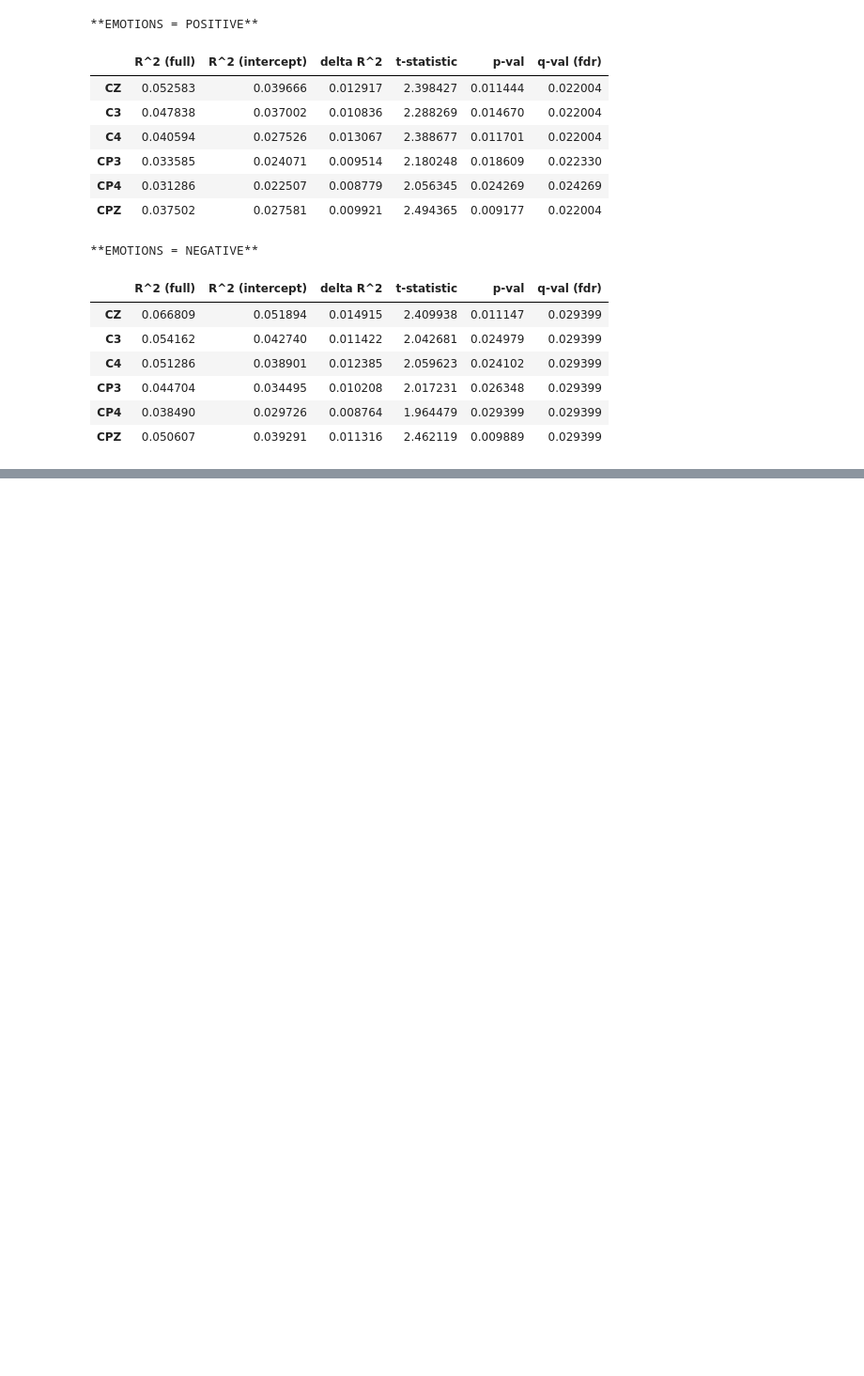
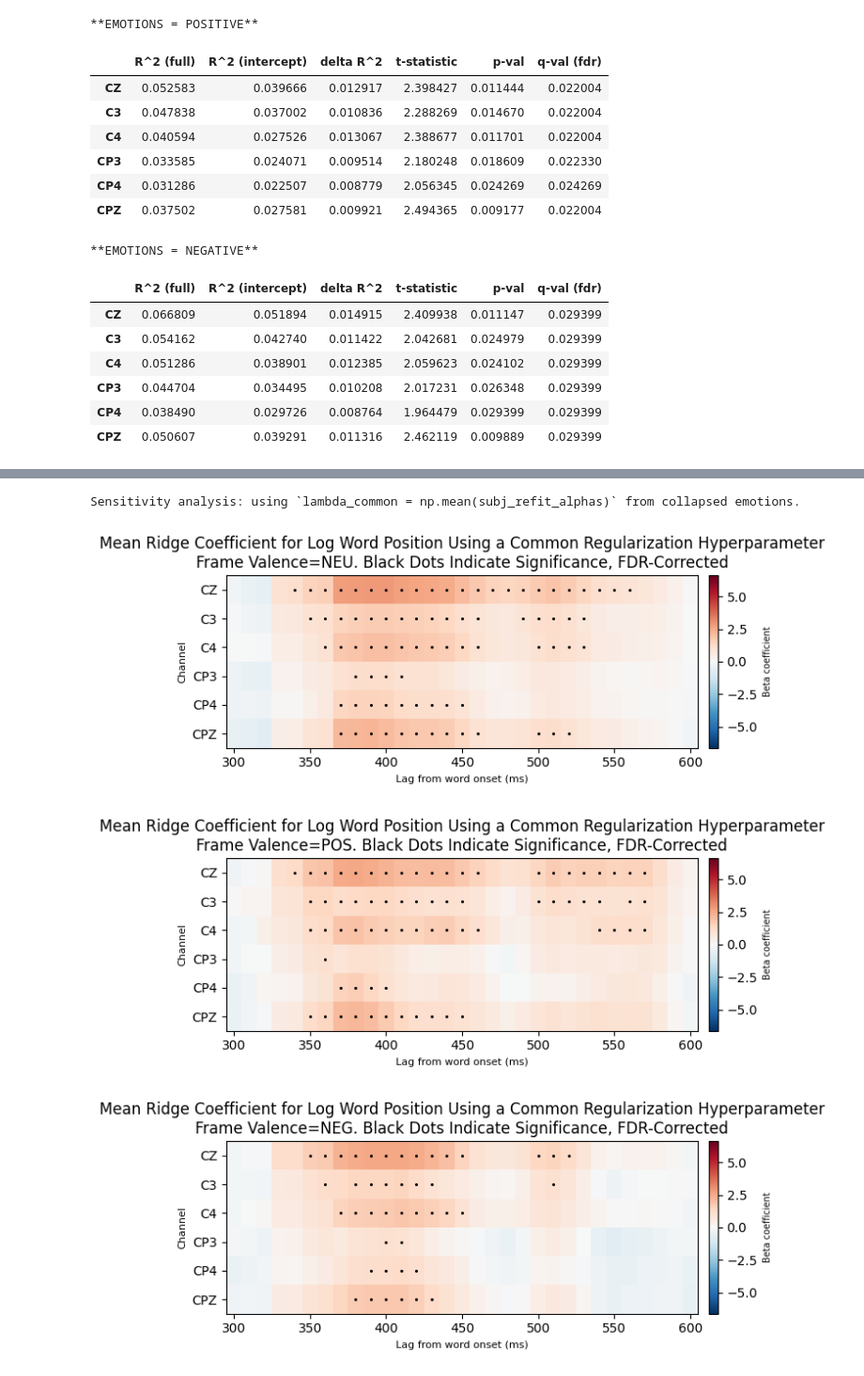
Before and after one commit to amandalin047/Updating_rERP_2023, a Jupyter notebook: deconvolution/deconv_v4.ipynb, the cells around one changed output, grey strips where cells are left out. Shown at 94% size. Saved outputs shown, nothing was run; the diff lists cells and outputs as text; code cells hidden in the pictures; blank space fills up the shorter version.

```diff
--- a/deconvolution/deconv_v4.ipynb
+++ b/deconvolution/deconv_v4.ipynb
@@ -629,0 +718,24 @@ for key, df in improve_dfs_with_emo.items():
+# %%
+print("Sensitivity analysis: using `lambda_common = np.mean(subj_refit_alphas)` from collapsed emotions.")
+n400_coefs_with_emo_lambda_common = {key: get_time_window_coefs(val[1],
+                                                  n_predictors=2,
+                                                  intercept_index=0,
+                                                  beta_index=1,
+                                                  time_window=(0.3, 0.6),
+                                                  sfreq=100.0,
+                                                  sig_thresh=0.05)
+                                                  for key, val in refit_with_emo_lambda_common.items()}
+figs_with_emo = {key: time_window_heatmap(coefs,
+                                          time_window=(0.3, 0.6),
+                                          dt=10,
+                                          ch_roi=ch_roi,
+                                          show_corrected=True,
+                                          vmin=-vmin, vmax=vmax,
+                                          component_name="N400",
+                                          alt_title=f"Mean Ridge Coefficient for Log Word Position Using a Common Regularization Hyperparameter\nFrame Valence={key.upper()}. Black Dots Indicate Significance, FDR-Corrected")
+                                          for key, coefs in n400_coefs_with_emo_lambda_common.items()}
+# %% [output]
+Sensitivity analysis: using `lambda_common = np.mean(subj_refit_alphas)` from collapsed emotions.
+[figure, added]
+[figure, added]
+[figure, added]
```
Also changed, not shown: parts of 11 cells of this notebook, 1 other file.
